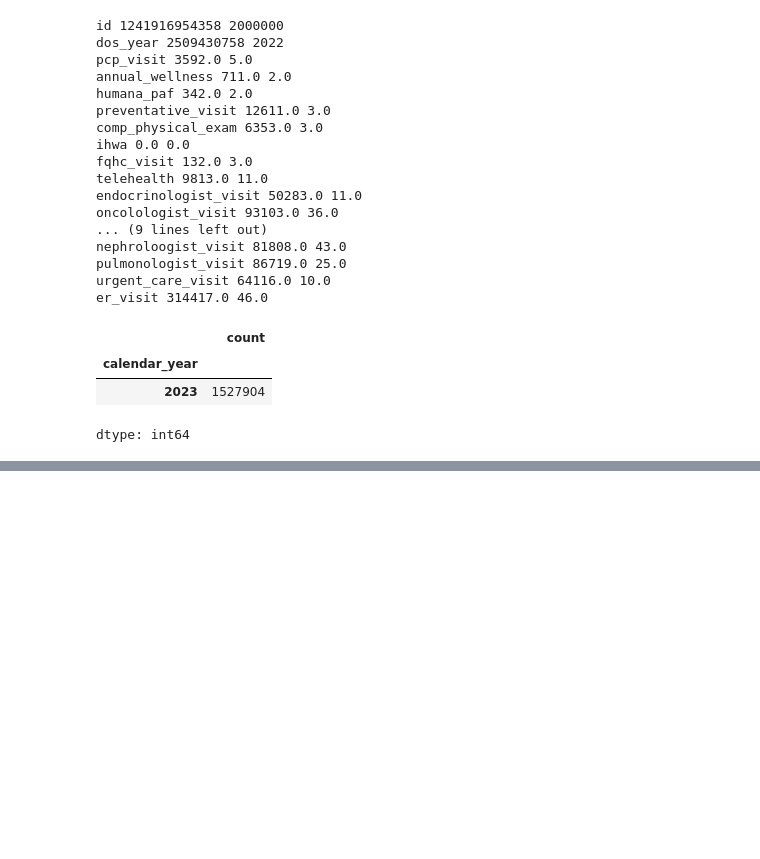
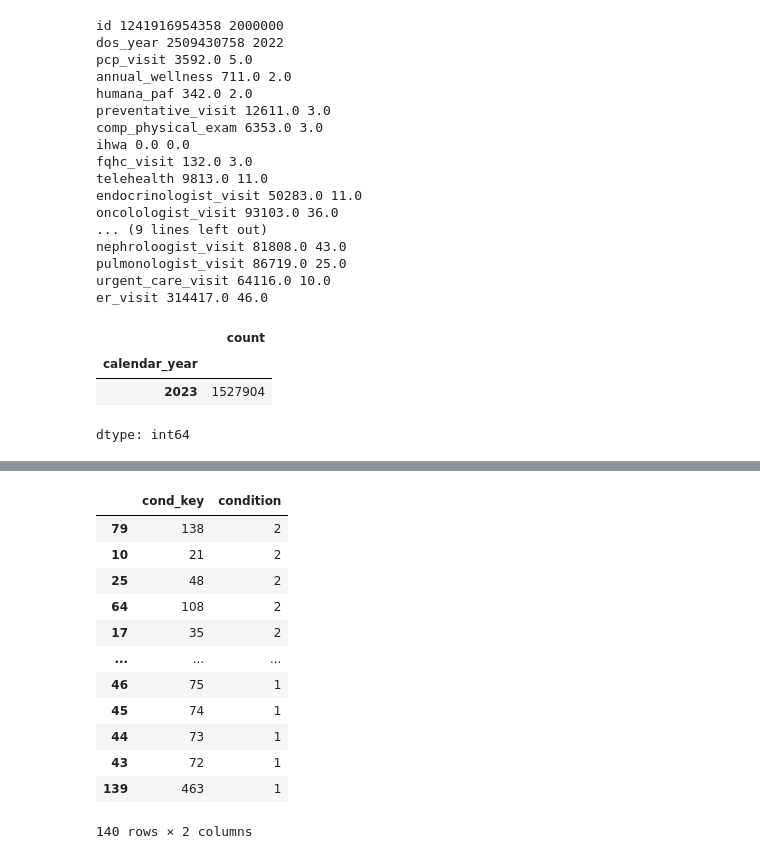
Before and after one commit to KavyaNair01/Machine_Learning, a Jupyter notebook: humana2024Kavya.ipynb, the cells around one changed output, grey strips where cells are left out. Saved outputs shown, nothing was run; the diff lists cells and outputs as text; code cells hidden in the pictures; blank space fills up the shorter version.

```diff
--- a/humana2024Kavya.ipynb
+++ b/humana2024Kavya.ipynb
@@ -407,0 +431,2 @@ df.shape
+# %%
+mc['condition']=mc.apply(lambda x: x['cond_desc'].split(',', 1)[0].replace(' ','_'), axis=1)
@@ -407,0 +446,16 @@ df.shape
+# %%
+mc.groupby('cond_key')['condition'].nunique().reset_index().sort_values('condition',ascending=False)
+# %% [output]
+|  | cond_key | condition |
+| 79 | 138 | 2 |
+| 10 | 21 | 2 |
+| 25 | 48 | 2 |
+| 64 | 108 | 2 |
+| 17 | 35 | 2 |
+| ... | ... | ... |
+| 46 | 75 | 1 |
+| 45 | 74 | 1 |
+| 44 | 73 | 1 |
+| 43 | 72 | 1 |
+| 139 | 463 | 1 |
+140 rows × 2 columns
```
Also changed, not shown: parts of 25 cells of this notebook.
